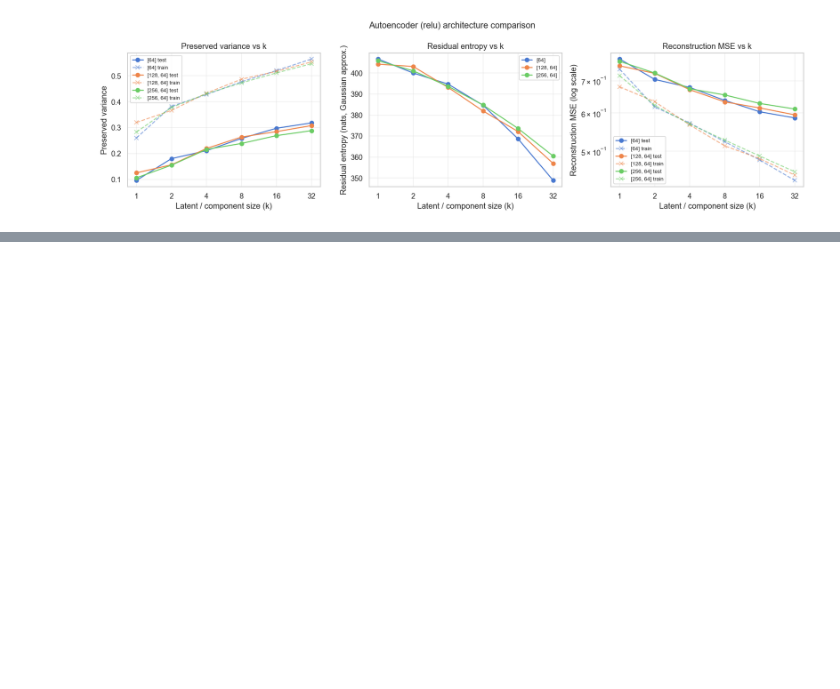
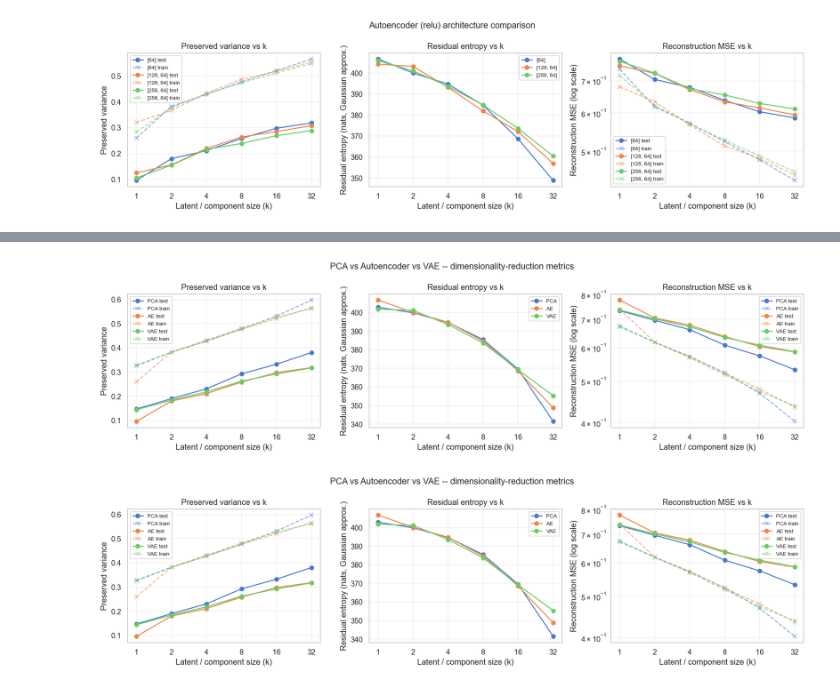
Before and after one commit to klopotuk1136/PCA-AE-comparison-EFFE, a Jupyter notebook: notebooks/experiments.ipynb, the cells around one changed output, grey strips where cells are left out. Saved outputs shown, nothing was run; the diff lists cells and outputs as text; code cells hidden in the pictures; blank space fills up the shorter version.

```diff
--- a/notebooks/experiments.ipynb
+++ b/notebooks/experiments.ipynb
@@ -223,0 +283,13 @@ plotting_mod.plot_experiments_comparison(
+# %%
+plotting_mod.plot_experiments_comparison(
+    {
+        'PCA': pca_results,
+        'AE':  ae_results,
+        'VAE': vae_results,
+    },
+    title='PCA vs Autoencoder vs VAE -- dimensionality-reduction metrics',
+    save_path=PLOTS_DIR + 'plot_pca_ae_vae.png',
+)
+# %% [output]
+[figure, added]
+[figure, added]
```
Also changed, not shown: parts of 18 cells of this notebook, 17 other files.
